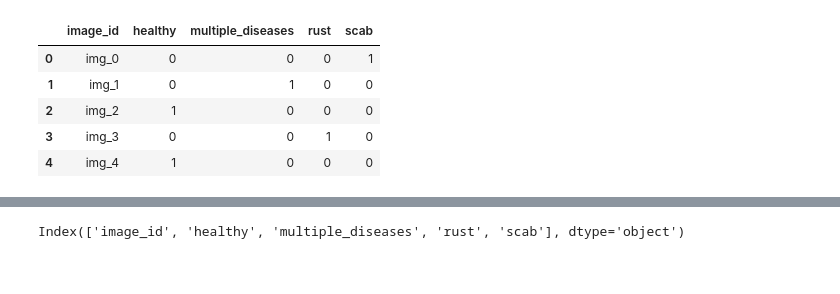
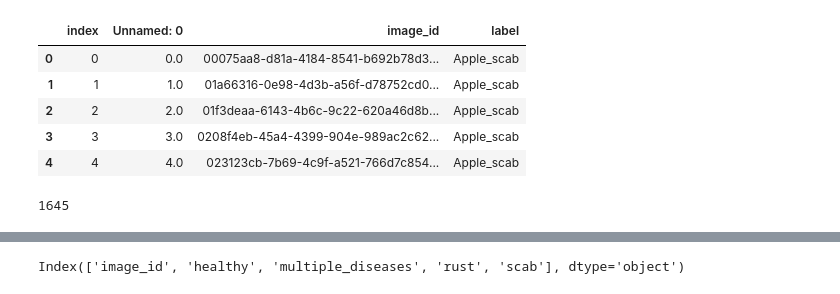
Before and after one commit to jprm610/Plant_Disease_Detection_with_ML, a Jupyter notebook: research/data_augmentation.ipynb, the cells around one changed output, grey strips where cells are left out. Cells and saved outputs as stored; diff of their text form; code cells hidden in the pictures.

```diff
--- a/research/data_augmentation.ipynb
+++ b/research/data_augmentation.ipynb
@@ -6,10 +9,15 @@ import pandas as pd
 # %%
-df = pd.read_csv("artifacts/workData/df.csv", index_col=0)
+df = pd.read_csv("artifacts/data/df.csv", index_col=0)
 df.head()
 # %% [output]
-|  | image_id | healthy | multiple_diseases | rust | scab |
-| 0 | img_0 | 0 | 0 | 0 | 1 |
-| 1 | img_1 | 0 | 1 | 0 | 0 |
-| 2 | img_2 | 1 | 0 | 0 | 0 |
-| 3 | img_3 | 0 | 0 | 1 | 0 |
-| 4 | img_4 | 1 | 0 | 0 | 0 |
+|  | index | Unnamed: 0 | image_id | label |
+| 0 | 0 | 0.0 | 00075aa8-d81a-4184-8541-b692b78d3... | Apple_scab |
+| 1 | 1 | 1.0 | 01a66316-0e98-4d3b-a56f-d78752cd0... | Apple_scab |
+| 2 | 2 | 2.0 | 01f3deaa-6143-4b6c-9c22-620a46d8b... | Apple_scab |
+| 3 | 3 | 3.0 | 0208f4eb-45a4-4399-904e-989ac2c62... | Apple_scab |
+| 4 | 4 | 4.0 | 023123cb-7b69-4c9f-a521-766d7c854... | Apple_scab |
+# %%
+d = {label: len(df[df['label'] == label]) for label in labels}
+max(d.values())
+# %% [output]
+1645
```
Also changed, not shown: parts of 5 cells of this notebook, 7 other files.
